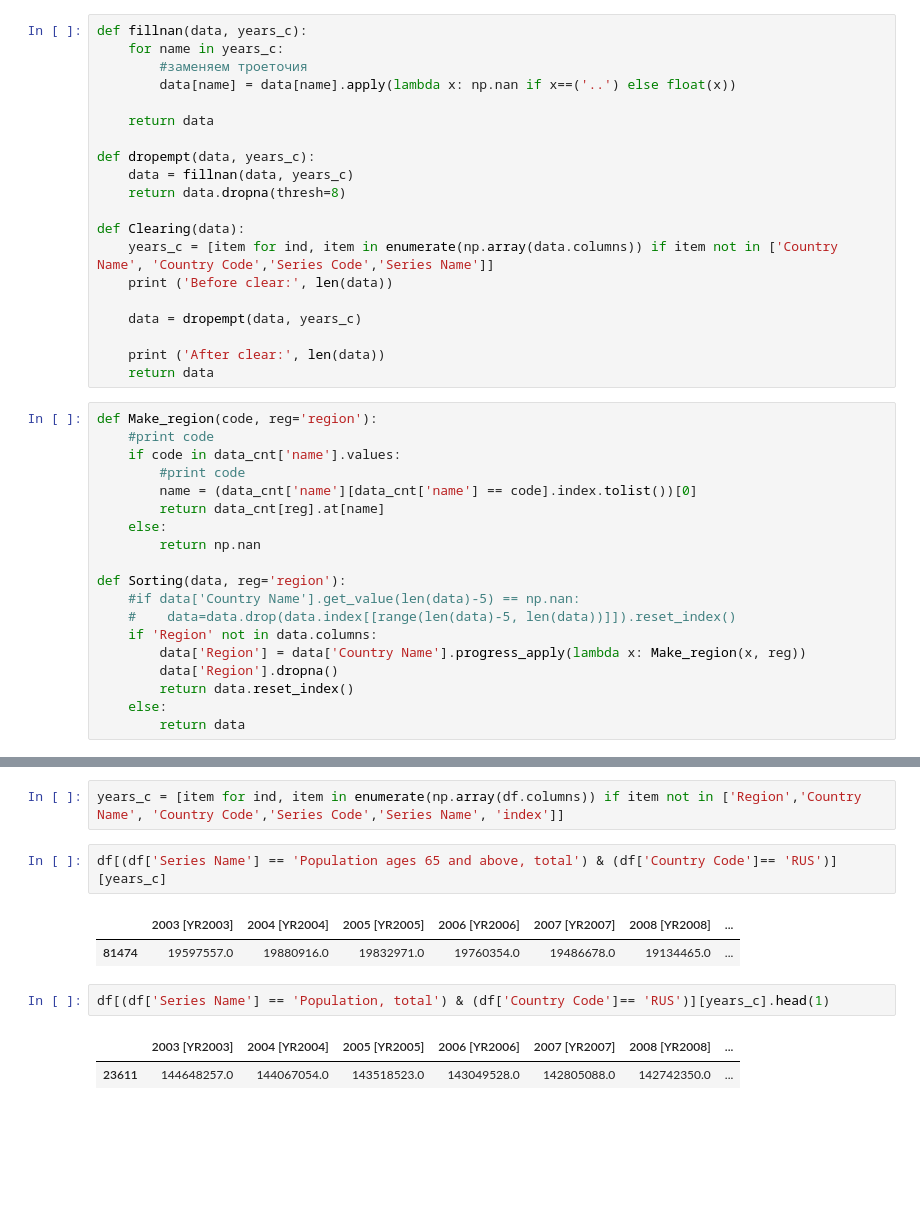
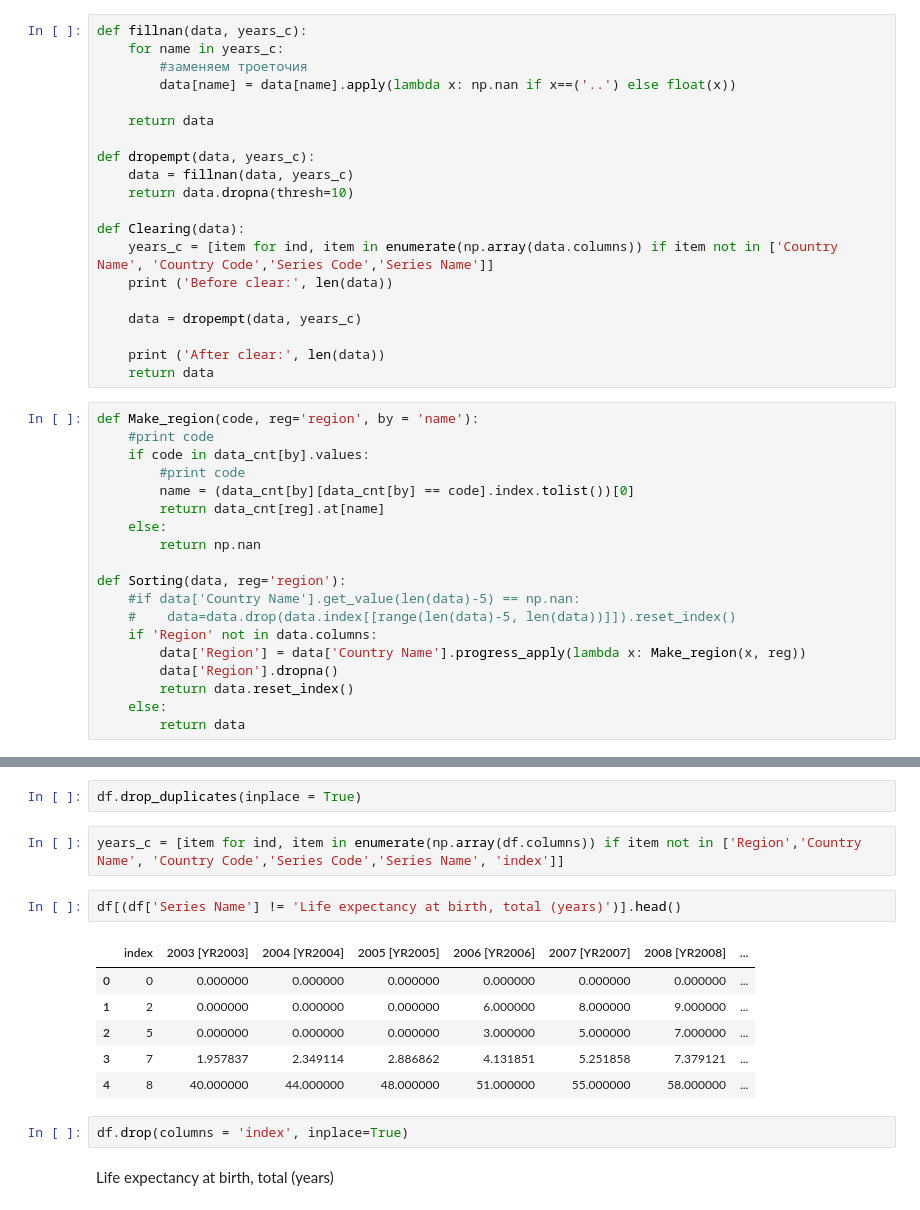
Before and after one commit to zuenko/python, a Jupyter notebook: RUDN/Treebased.ipynb, the cells around one changed output, grey strips where cells are left out. Cells and saved outputs as stored; diff of their text form; blank space fills up the shorter version.

```diff
--- a/RUDN/Treebased.ipynb
+++ b/RUDN/Treebased.ipynb
@@ -15,7 +17,7 @@ def fillnan(data, years_c):
 
 def dropempt(data, years_c):
     data = fillnan(data, years_c)
-    return data.dropna(thresh=8)
+    return data.dropna(thresh=10)
 
 def Clearing(data):
     years_c = [item for ind, item in enumerate(np.array(data.columns)) if item not in ['Country Name', 'Country Code','Series Code','Series Name']]
@@ -26,11 +28,11 @@ def Clearing(data):
     print ('After clear:', len(data))
     return data
 # %%
-def Make_region(code, reg='region'):
+def Make_region(code, reg='region', by = 'name'):
     #print code
-    if code in data_cnt['name'].values:
+    if code in data_cnt[by].values:
         #print code
-        name = (data_cnt['name'][data_cnt['name'] == code].index.tolist())[0]
+        name = (data_cnt[by][data_cnt[by] == code].index.tolist())[0]
         return data_cnt[reg].at[name]
     else:
         return np.nan
@@ -64,15 +87,20 @@ df = Sorting(df, 'sub-region')
 Failed to display Jupyter Widget of type HBox.
 If you're reading this message in the Jupyter Notebook or JupyterLab Notebook, it may mean that the widgets JavaScript is still loading. If this message persists, it likely means that the widgets Java ...
 If you're reading this message in another frontend (for example, a static rendering on GitHub or NBViewer), it may mean that your frontend doesn't currently support widgets.
+# %%
+df.drop_duplicates(inplace = True)
 # %%
 years_c = [item for ind, item in enumerate(np.array(df.columns)) if item not in ['Region','Country Name', 'Country Code','Series Code','Series Name', 'index']]
-# %%
-df[(df['Series Name'] == 'Population ages 65 and above, total') & (df['Country Code']== 'RUS')][years_c]
-# %% [output]
-|  | 2003 [YR2003] | 2004 [YR2004] | 2005 [YR2005] | 2006 [YR2006] | 2007 [YR2007] | 2008 [YR2008] | ... |
-| 81474 | 19597557.0 | 19880916.0 | 19832971.0 | 19760354.0 | 19486678.0 | 19134465.0 | ... |
 # %%
-df[(df['Series Name'] == 'Population, total') & (df['Country Code']== 'RUS')][years_c].head(1)
+df[(df['Series Name'] != 'Life expectancy at birth, total (years)')].head()
 # %% [output]
-|  | 2003 [YR2003] | 2004 [YR2004] | 2005 [YR2005] | 2006 [YR2006] | 2007 [YR2007] | 2008 [YR2008] | ... |
-| 23611 | 144648257.0 | 144067054.0 | 143518523.0 | 143049528.0 | 142805088.0 | 142742350.0 | ... |
+|  | index | 2003 [YR2003] | 2004 [YR2004] | 2005 [YR2005] | 2006 [YR2006] | 2007 [YR2007] | 2008 [YR2008] | ... |
+| 0 | 0 | 0.000000 | 0.000000 | 0.000000 | 0.000000 | 0.000000 | 0.000000 | ... |
+| 1 | 2 | 0.000000 | 0.000000 | 0.000000 | 6.000000 | 8.000000 | 9.000000 | ... |
+| 2 | 5 | 0.000000 | 0.000000 | 0.000000 | 3.000000 | 5.000000 | 7.000000 | ... |
+| 3 | 7 | 1.957837 | 2.349114 | 2.886862 | 4.131851 | 5.251858 | 7.379121 | ... |
+| 4 | 8 | 40.000000 | 44.000000 | 48.000000 | 51.000000 | 55.000000 | 58.000000 | ... |
+# %%
+df.drop(columns = 'index', inplace=True)
+# %% [markdown]
+Life expectancy at birth, total (years)
```
Also changed, not shown: parts of 6 cells of this notebook, 1 other file.
